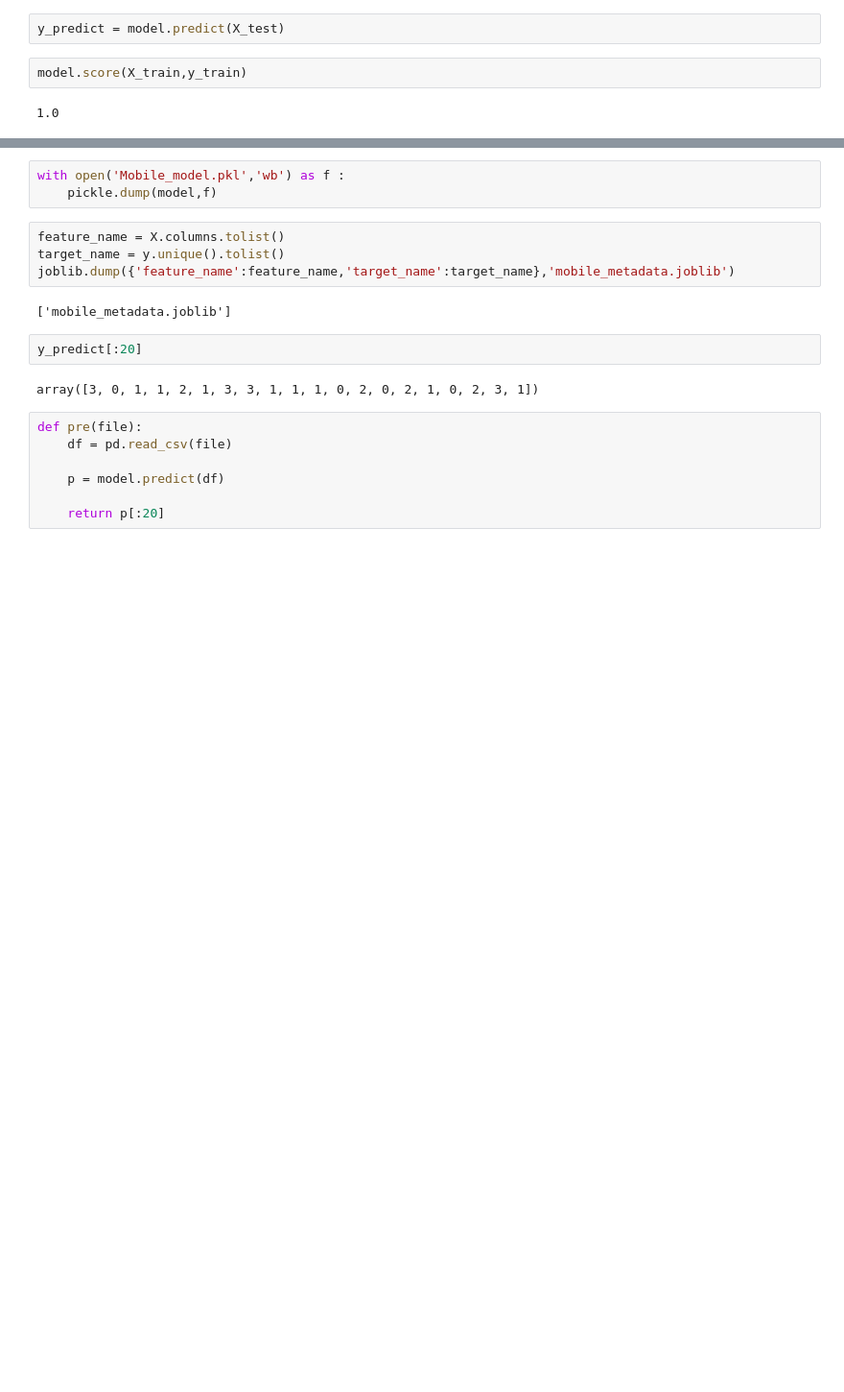
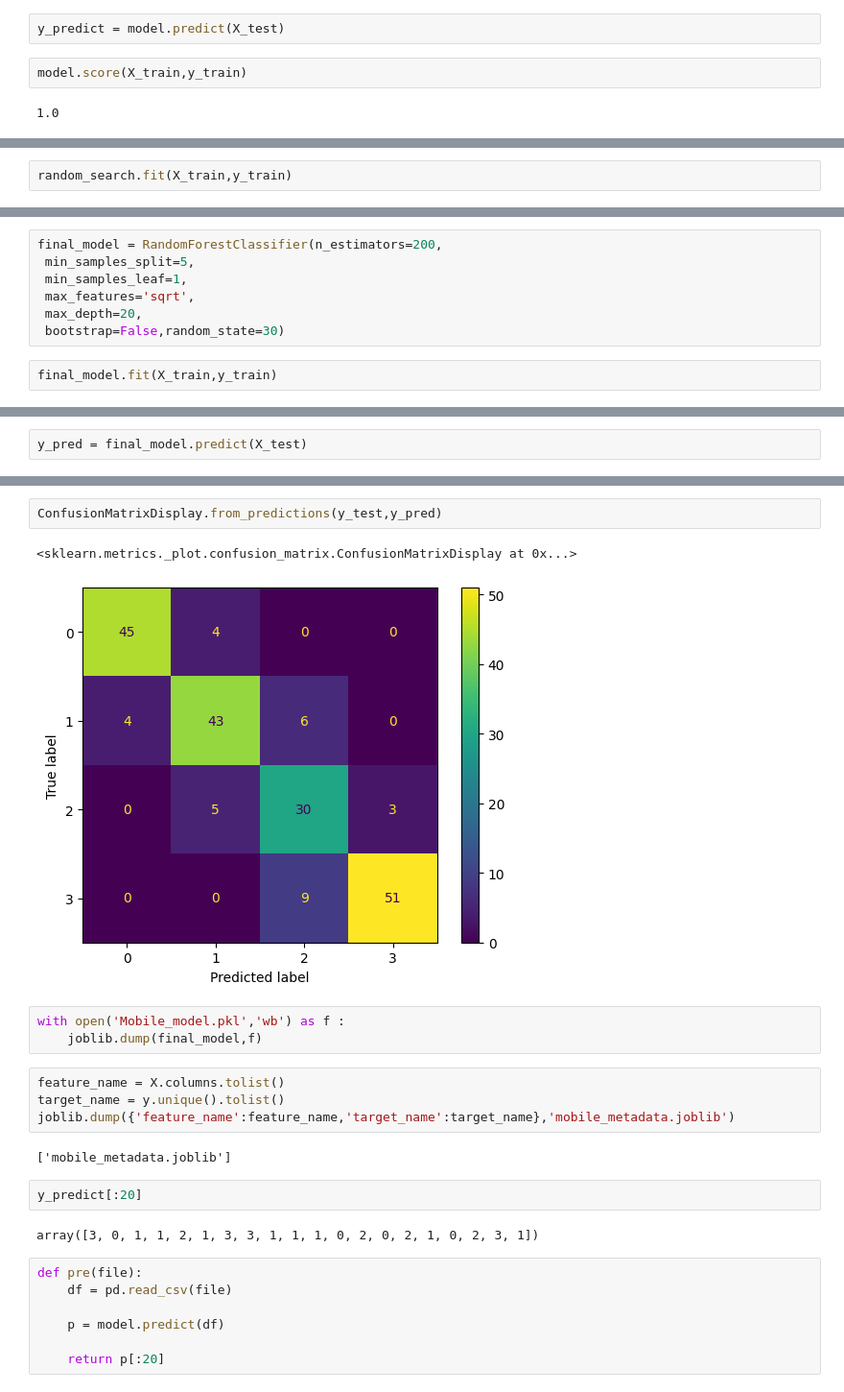
Before and after one commit to V0idkun/Mobile_app, a Jupyter notebook: mobile.ipynb, the cells around one changed output, grey strips where cells are left out. Shown at 96% size. Drawn from its saved outputs; the diff is of its cells as text; blank space fills up the shorter version.

```diff
--- a/mobile.ipynb
+++ b/mobile.ipynb
@@ -153,0 +180,2 @@ ConfusionMatrixDisplay.from_predictions(y_test,y_predict)
+# %%
+random_search.fit(X_train,y_train)
@@ -153,0 +206,9 @@ ConfusionMatrixDisplay.from_predictions(y_test,y_predict)
+# %%
+final_model = RandomForestClassifier(n_estimators=200,
+ min_samples_split=5,
+ min_samples_leaf=1,
+ max_features='sqrt',
+ max_depth=20,
+ bootstrap=False,random_state=30)
+# %%
+final_model.fit(X_train,y_train)
@@ -153,0 +218,2 @@ ConfusionMatrixDisplay.from_predictions(y_test,y_predict)
+# %%
+y_pred = final_model.predict(X_test)
@@ -154,6 +243,11 @@ ConfusionMatrixDisplay.from_predictions(y_test,y_predict)
+# %%
+ConfusionMatrixDisplay.from_predictions(y_test,y_pred)
+# %% [output]
+<sklearn.metrics._plot.confusion_matrix.ConfusionMatrixDisplay at 0x...>
+[figure, added]
 # %%
 with open('Mobile_model.pkl','wb') as f :
-    pickle.dump(model,f)
+    joblib.dump(final_model,f)
 # %%
 feature_name = X.columns.tolist()
 target_name = y.unique().tolist()
```
Also changed, not shown: parts of 15 cells of this notebook, 7 other files.
